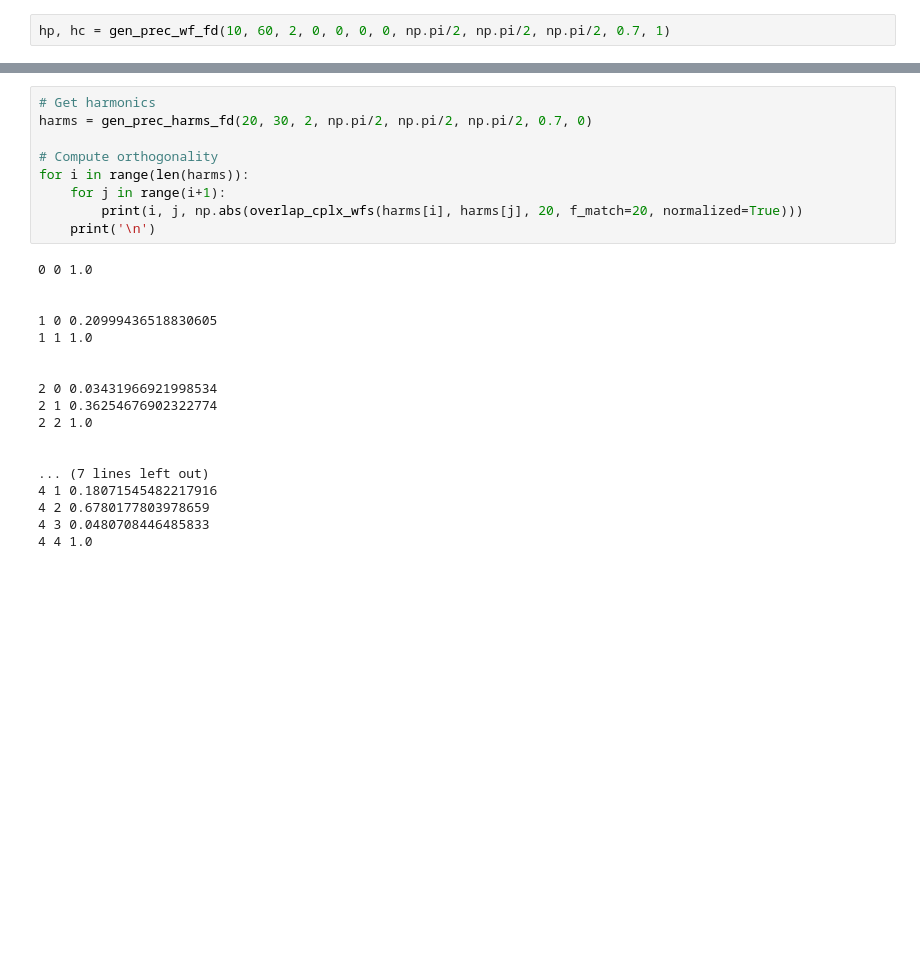
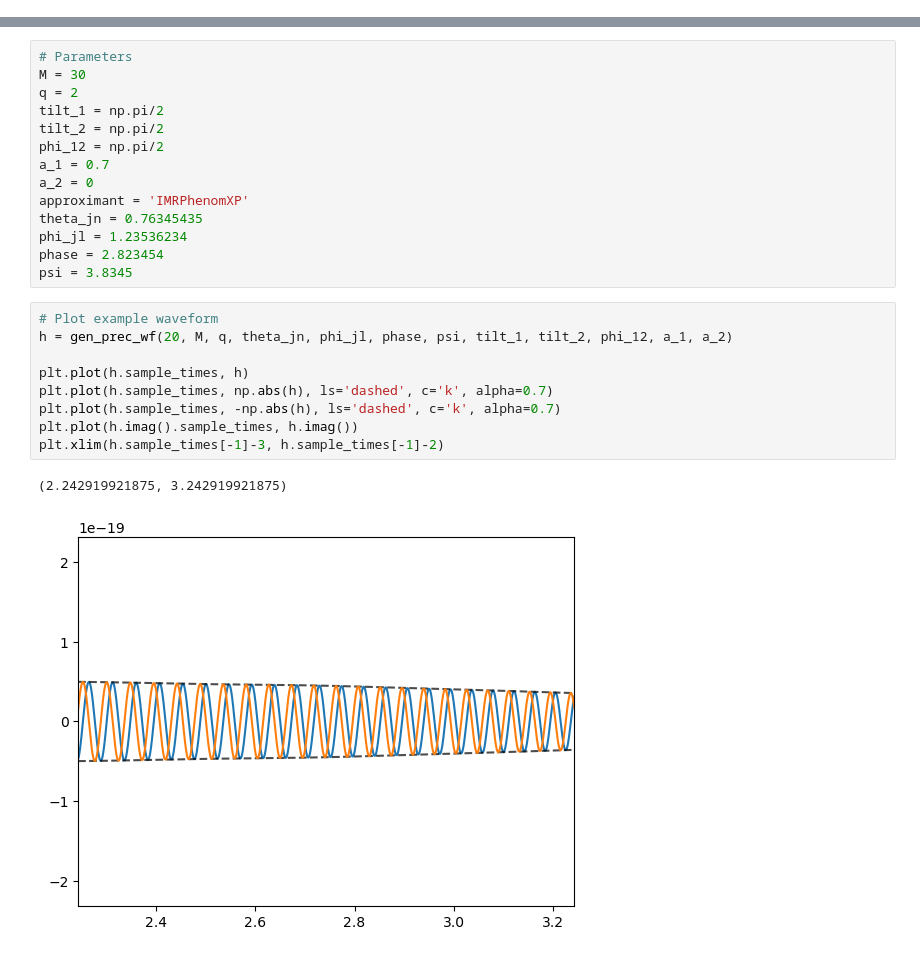
Before and after one commit to BenGPatterson/EccentricPrecession, a Jupyter notebook: ecc_prec_harmonics.ipynb, the cells around one changed output, grey strips where cells are left out. Cells and saved outputs as stored; diff of their text form; blank space fills up the shorter version.

```diff
--- a/ecc_prec_harmonics.ipynb
+++ b/ecc_prec_harmonics.ipynb
@@ -9,2 +31,0 @@ from calcwf import *
-# %%
-hp, hc = gen_prec_wf_fd(10, 60, 2, 0, 0, 0, 0, np.pi/2, np.pi/2, np.pi/2, 0.7, 1)
@@ -160,30 +132,29 @@ def gen_prec_harms(f_low, M, q, tilt_1, tilt_2, phi_12, a_1, a_2, harmonics=[0,1
         harms.append((1/2)*(x_0_0_0_0+x_0_0_pi4_pi4))
 
     return harms
-# %%
-# Get harmonics
-harms = gen_prec_harms_fd(20, 30, 2, np.pi/2, np.pi/2, np.pi/2, 0.7, 0)
-
-# Compute orthogonality
-for i in range(len(harms)):
-    for j in range(i+1):
-        print(i, j, np.abs(overlap_cplx_wfs(harms[i], harms[j], 20, f_match=20, normalized=True)))
-    print('\n')
-# %% [output]
-0 0 1.0
-
-
-1 0 0.20999436518830605
-1 1 1.0
-
-
-2 0 0.03431966921998534
-2 1 0.36254676902322774
-2 2 1.0
-
-
-... (7 lines left out)
-4 1 0.18071545482217916
-4 2 0.6780177803978659
-4 3 0.0480708446485833
-4 4 1.0
+# %%
+# Parameters
+M = 30
+q = 2
+tilt_1 = np.pi/2
+tilt_2 = np.pi/2
+phi_12 = np.pi/2
+a_1 = 0.7
+a_2 = 0
+approximant = 'IMRPhenomXP'
+theta_jn = 0.76345435
+phi_jl = 1.23536234
+phase = 2.823454
+psi = 3.8345
+# %%
+# Plot example waveform
+h = gen_prec_wf(20, M, q, theta_jn, phi_jl, phase, psi, tilt_1, tilt_2, phi_12, a_1, a_2)
+
+plt.plot(h.sample_times, h)
+plt.plot(h.sample_times, np.abs(h), ls='dashed', c='k', alpha=0.7)
+plt.plot(h.sample_times, -np.abs(h), ls='dashed', c='k', alpha=0.7)
+plt.plot(h.imag().sample_times, h.imag())
+plt.xlim(h.sample_times[-1]-3, h.sample_times[-1]-2)
+# %% [output]
+(2.242919921875, 3.242919921875)
+[figure, added]
```
Also changed, not shown: parts of 20 cells of this notebook.
